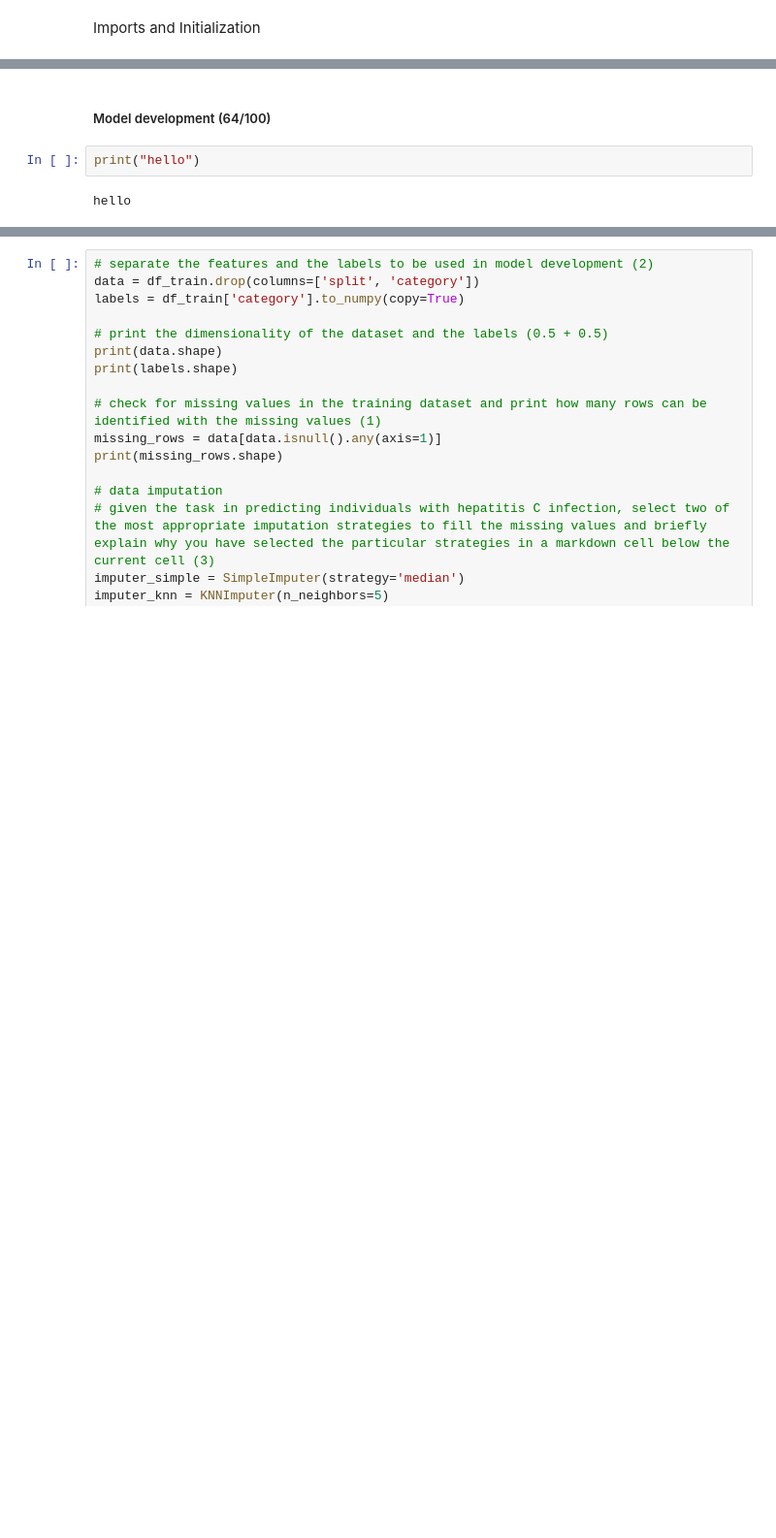
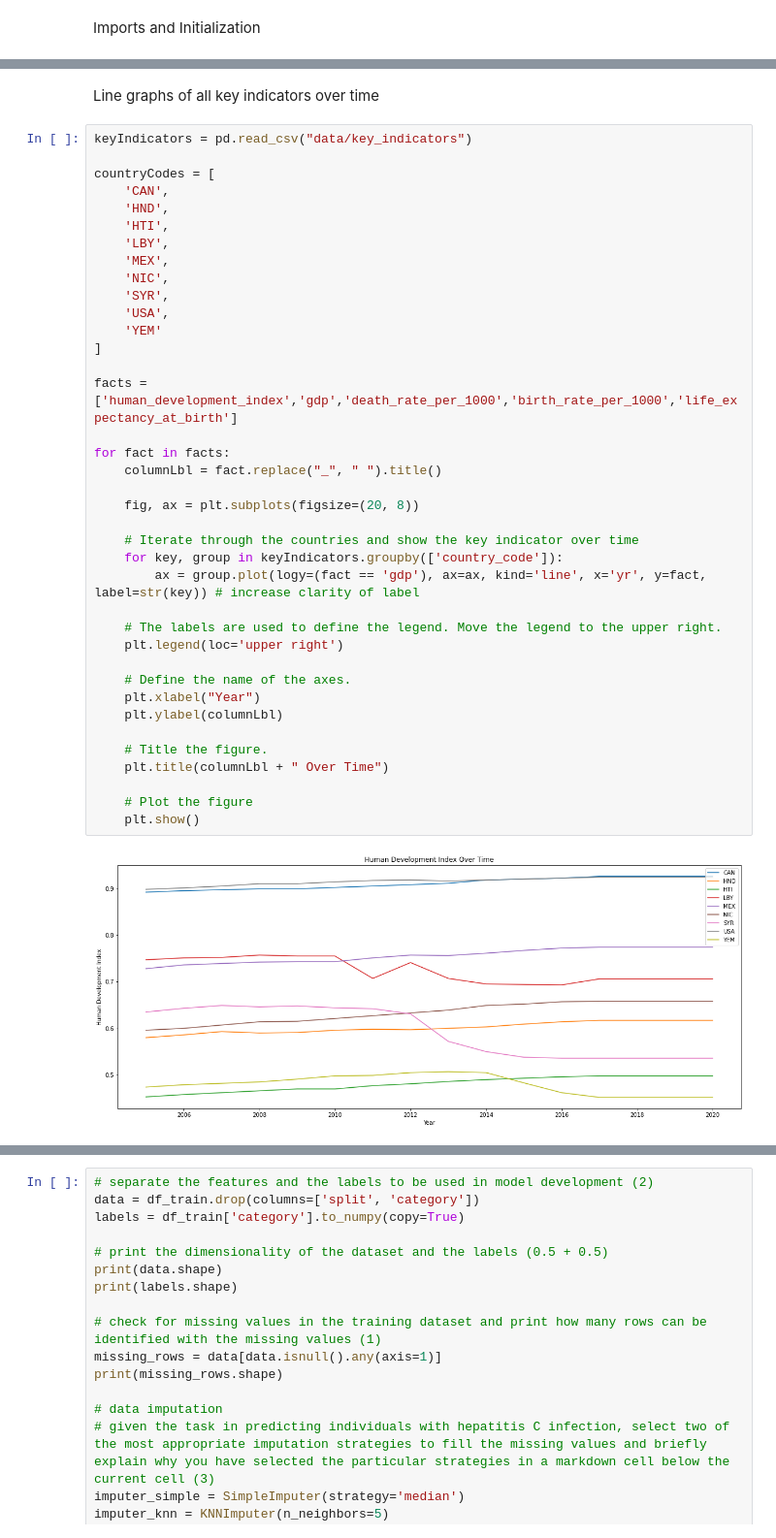
Before and after one commit to chrisvenczel/DataScience_DataMining, a Jupyter notebook: WorkBook.ipynb, the cells around one changed output, grey strips where cells are left out. Shown at 97% size. Drawn from its saved outputs; the diff is of its cells as text; blank space fills up the shorter version.

Commit message:
initial plots

```diff
--- a/WorkBook.ipynb
+++ b/WorkBook.ipynb
@@ -102,6 +37,42 @@ plot.show()
-# %% [markdown]
-##### Model development (64/100)
-# %%
-print("hello")
-# %% [output]
-hello
+# %% [markdown]
+Line graphs of all key indicators over time
+# %%
+keyIndicators = pd.read_csv("data/key_indicators")
+
+countryCodes = [
+    'CAN',
+    'HND',
+    'HTI',
+    'LBY',
+    'MEX',
+    'NIC',
+    'SYR',
+    'USA',
+    'YEM'
+]
+
+facts = ['human_development_index','gdp','death_rate_per_1000','birth_rate_per_1000','life_expectancy_at_birth']
+
+for fact in facts:
+    columnLbl = fact.replace("_", " ").title()
+
+    fig, ax = plt.subplots(figsize=(20, 8))
+
+    # Iterate through the countries and show the key indicator over time
+    for key, group in keyIndicators.groupby(['country_code']):
+        ax = group.plot(logy=(fact == 'gdp'), ax=ax, kind='line', x='yr', y=fact, label=str(key)) # increase clarity of label
+
+    # The labels are used to define the legend. Move the legend to the upper right.
+    plt.legend(loc='upper right')
+
+    # Define the name of the axes.
+    plt.xlabel("Year")
+    plt.ylabel(columnLbl)
+
+    # Title the figure.
+    plt.title(columnLbl + " Over Time")
+
+    # Plot the figure
+    plt.show()
+# %% [output]
+[figure, added]
```
Also changed, not shown: parts of 12 cells of this notebook.
